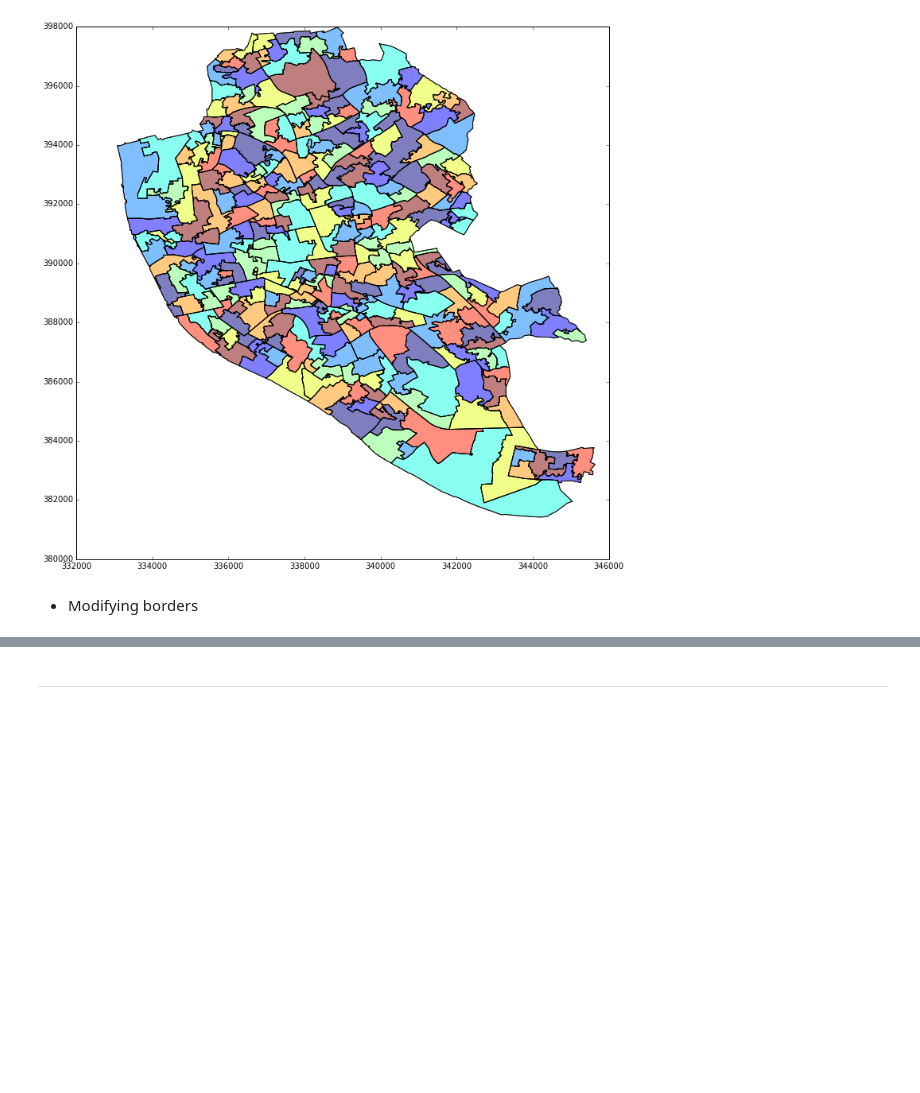
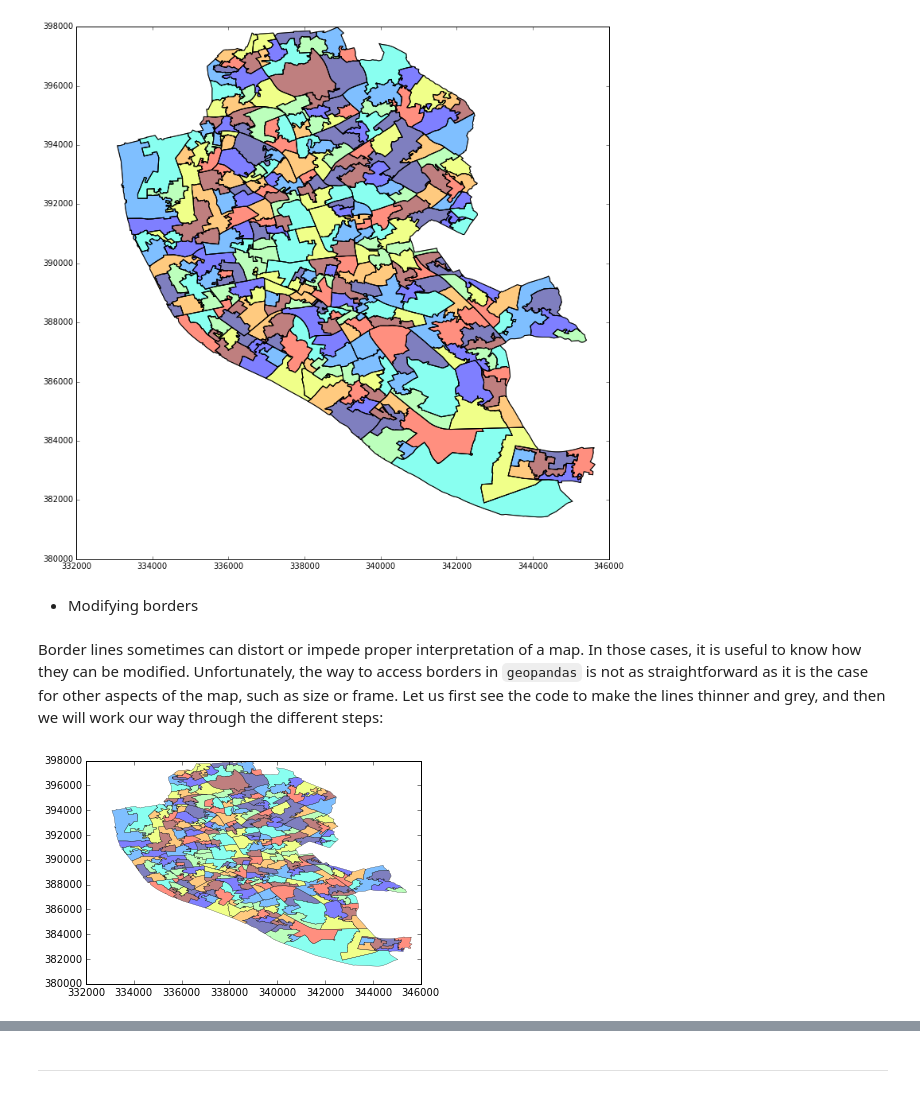
Before and after one commit to darribas/gds15, a Jupyter notebook: content/labs/lab_03.ipynb, the cells around one changed output, grey strips where cells are left out. Cells and saved outputs as stored; diff of their text form; code cells hidden in the pictures; blank space fills up the shorter version.

```diff
--- a/content/labs/lab_03.ipynb
+++ b/content/labs/lab_03.ipynb
@@ -168,3 +168,20 @@ plt.show()
 [figure]
 # %% [markdown]
 * Modifying borders
+# %% [markdown]
+Border lines sometimes can distort or impede proper interpretation of a map. In those cases, it is useful to know how they can be modified. Unfortunately, the way to access borders in `geopandas` is not as straightforward as it is the case for other aspects of the map, such as size or frame. Let us first see the code to make the lines thinner and grey, and then we will work our way through the different steps:
+# %%
+# Set it in advance for convenience
+line_color = 'grey'
+line_width = 0.2
+
+f, ax = plt.subplots(1)
+lsoas.plot(axes=ax)
+for poly in ax.patches:
+    poly.set_edgecolor(line_color)
+    poly.set_linewidth(line_width)
+for line in ax.lines:
+    line.set_linewidth(line_width)
+plt.show()
+# %% [output]
+[figure, added]
```
Also changed, not shown: parts of 4 cells of this notebook, 4 other files.
